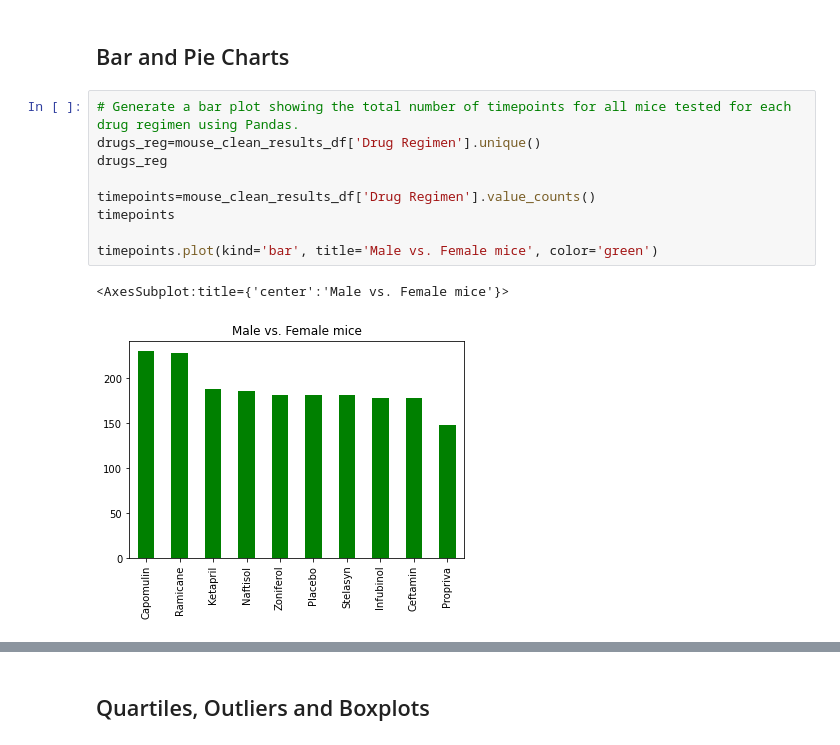
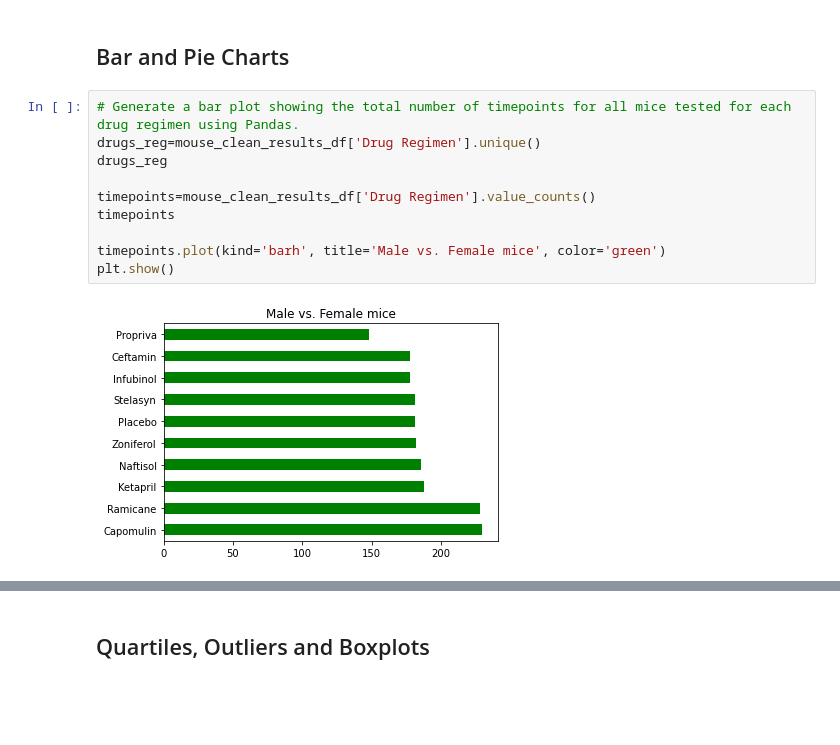
Before and after one commit to shermeenajani/Matplotlib-challenge, a Jupyter notebook: Pymaceuticals/pymaceuticals_starter.ipynb, the cells around one changed output, grey strips where cells are left out. Saved outputs shown, nothing was run; the diff lists cells and outputs as text; blank space fills up the shorter version.

```diff
--- a/Pymaceuticals/pymaceuticals_starter.ipynb
+++ b/Pymaceuticals/pymaceuticals_starter.ipynb
@@ -162,15 +162,15 @@ Summary_DF2
 # %%
 # Generate a bar plot showing the total number of timepoints for all mice tested for each drug regimen using Pandas.
 drugs_reg=mouse_clean_results_df['Drug Regimen'].unique()
 drugs_reg
 
 timepoints=mouse_clean_results_df['Drug Regimen'].value_counts()
 timepoints
 
-timepoints.plot(kind='bar', title='Male vs. Female mice', color='green')
+timepoints.plot(kind='barh', title='Male vs. Female mice', color='green')
+plt.show()
 # %% [output]
-<AxesSubplot:title={'center':'Male vs. Female mice'}>
-[figure, old version]
+[figure, new version]
 # %%
 # Generate a bar plot showing the total number of timepoints for all mice tested for each drug regimen using pyplot.
 
```
Also changed, not shown: parts of 4 cells of this notebook.
